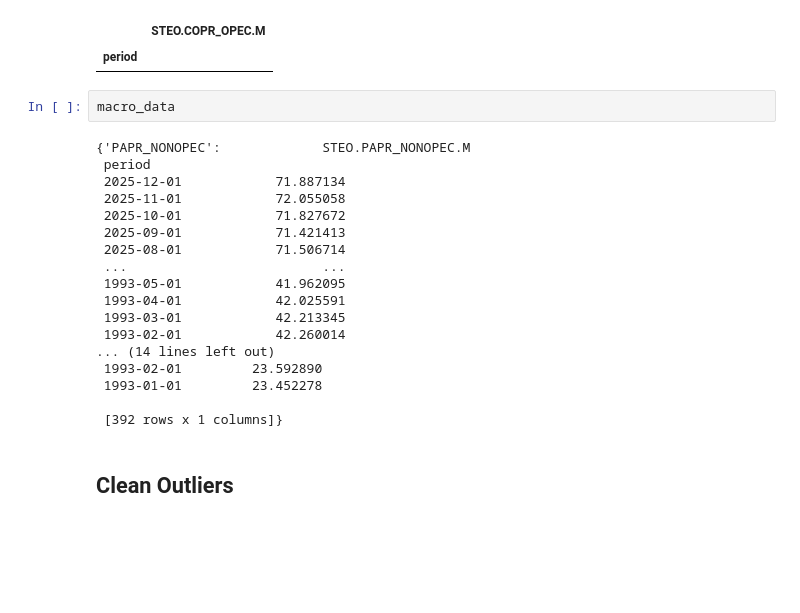
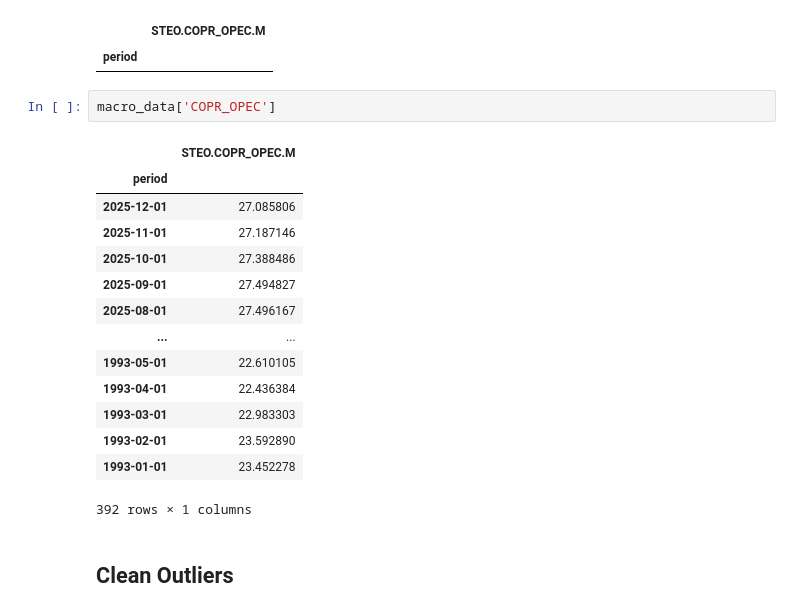
Before and after one commit to pankajti/qtw, a Jupyter notebook: Risk_GWP1.ipynb, the cells around one changed output. Drawn from its saved outputs; the diff is of its cells as text; blank space fills up the shorter version.

```diff
--- a/Risk_GWP1.ipynb
+++ b/Risk_GWP1.ipynb
@@ -230,25 +241,22 @@ macro_data['COPR_OPEC'].drop_duplicates()[macro_data['COPR_OPEC'].drop_duplicate
 |  | STEO.COPR_OPEC.M |
 | period |  |
 # %%
-macro_data
+macro_data['COPR_OPEC']
 # %% [output]
+|  | STEO.COPR_OPEC.M |
+| period |  |
+| 2025-12-01 | 27.085806 |
+| 2025-11-01 | 27.187146 |
+| 2025-10-01 | 27.388486 |
+| 2025-09-01 | 27.494827 |
+| 2025-08-01 | 27.496167 |
+| ... | ... |
+| 1993-05-01 | 22.610105 |
+| 1993-04-01 | 22.436384 |
+| 1993-03-01 | 22.983303 |
+| 1993-02-01 | 23.592890 |
+| 1993-01-01 | 23.452278 |
-{'PAPR_NONOPEC':             STEO.PAPR_NONOPEC.M
- period
- 2025-12-01            71.887134
- 2025-11-01            72.055058
- 2025-10-01            71.827672
- 2025-09-01            71.421413
- 2025-08-01            71.506714
- ...                         ...
- 1993-05-01            41.962095
- 1993-04-01            42.025591
- 1993-03-01            42.213345
- 1993-02-01            42.260014
-... (14 lines left out)
- 1993-02-01         23.592890
- 1993-01-01         23.452278
-
- [392 rows x 1 columns]}
+392 rows × 1 columns
 # %% [markdown]
 ## Clean Outliers
 # %% [markdown]
```
Also changed, not shown: parts of 14 cells of this notebook.
